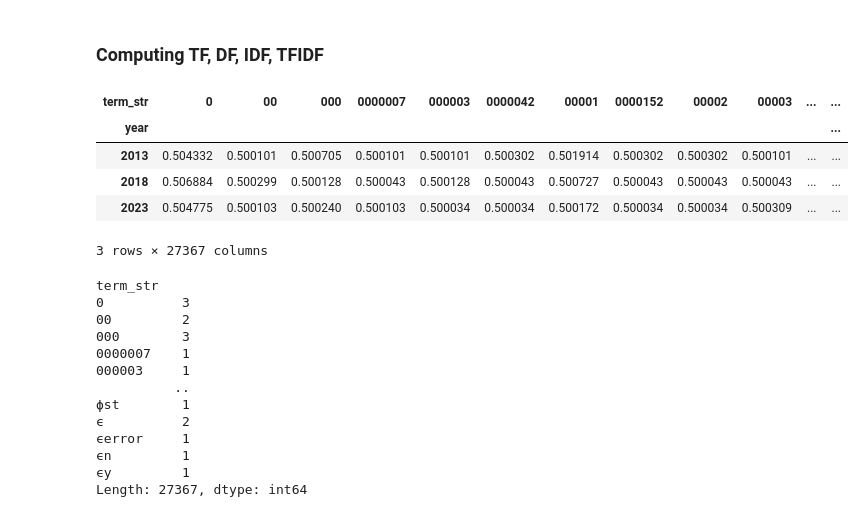
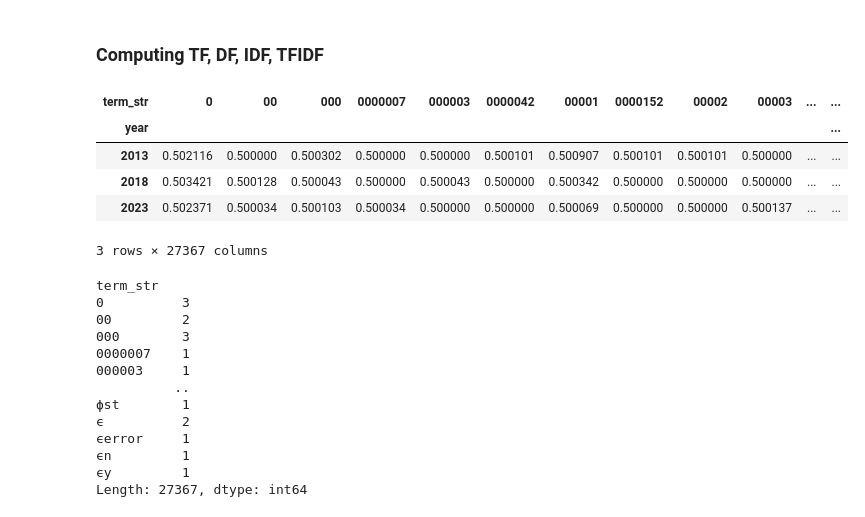
Before and after one commit to caroline-kranefuss/evolving_sentiment_climate, a Jupyter notebook: notebooks/bow_tfidf.ipynb, the cells around one changed output. Drawn from its saved outputs; the diff is of its cells as text; code cells hidden in the pictures.

```diff
--- a/notebooks/bow_tfidf.ipynb
+++ b/notebooks/bow_tfidf.ipynb
@@ -111,28 +119,23 @@ DTCM.to_csv("csvs/DTCM/DTCM.csv")
 # %%
 #------------ Compute TF --------------
 
-# Settings: options are sum, max, log, double_norm, raw, binary, I will use double_norm which requires k
-tf_method = 'double_norm'
+# Options are sum, max, log, double_norm, raw, binary, I will use double_norm which requires tf_norm_k
 tf_norm_k = .5
-# Options are standard, max, smooth
-idf_method = 'standard'
+
 gradient_cmap = 'YlGnBu'
 
-BOW.groupby(['year']).apply(lambda x: x.n / x.n.sum())
+TF = tf_norm_k + (1 - tf_norm_k) * (DTCM.T / DTCM.T.max(axis=0))
 
-TF = ((DTCM.T + .5) / (DTCM.T.max() + .5)) + .5 # Is this correct?
-
-# Take transpose
 TF = TF.T
 
 # View
 TF.head()
 # %% [output]
 | term_str | 0 | 00 | 000 | 0000007 | 000003 | 0000042 | 00001 | 0000152 | 00002 | 00003 | ... | ... |
 | year |  |  |  |  |  |  |  |  |  |  |  | ... |
-| 2013 | 0.504332 | 0.500101 | 0.500705 | 0.500101 | 0.500101 | 0.500302 | 0.501914 | 0.500302 | 0.500302 | 0.500101 | ... | ... |
-| 2018 | 0.506884 | 0.500299 | 0.500128 | 0.500043 | 0.500128 | 0.500043 | 0.500727 | 0.500043 | 0.500043 | 0.500043 | ... | ... |
-| 2023 | 0.504775 | 0.500103 | 0.500240 | 0.500103 | 0.500034 | 0.500034 | 0.500172 | 0.500034 | 0.500034 | 0.500309 | ... | ... |
+| 2013 | 0.502116 | 0.500000 | 0.500302 | 0.500000 | 0.500000 | 0.500101 | 0.500907 | 0.500101 | 0.500101 | 0.500000 | ... | ... |
+| 2018 | 0.503421 | 0.500128 | 0.500043 | 0.500000 | 0.500043 | 0.500000 | 0.500342 | 0.500000 | 0.500000 | 0.500000 | ... | ... |
+| 2023 | 0.502371 | 0.500034 | 0.500103 | 0.500034 | 0.500000 | 0.500000 | 0.500069 | 0.500000 | 0.500000 | 0.500137 | ... | ... |
 3 rows × 27367 columns
 # %%
 # ------------- Compute DF ------------
```
Also changed, not shown: parts of 35 cells of this notebook, 8 other files.
